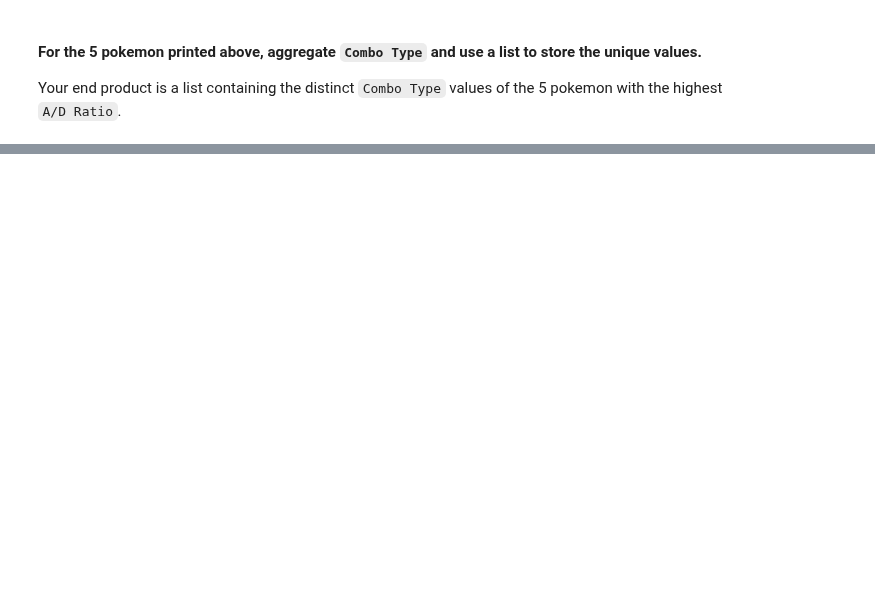
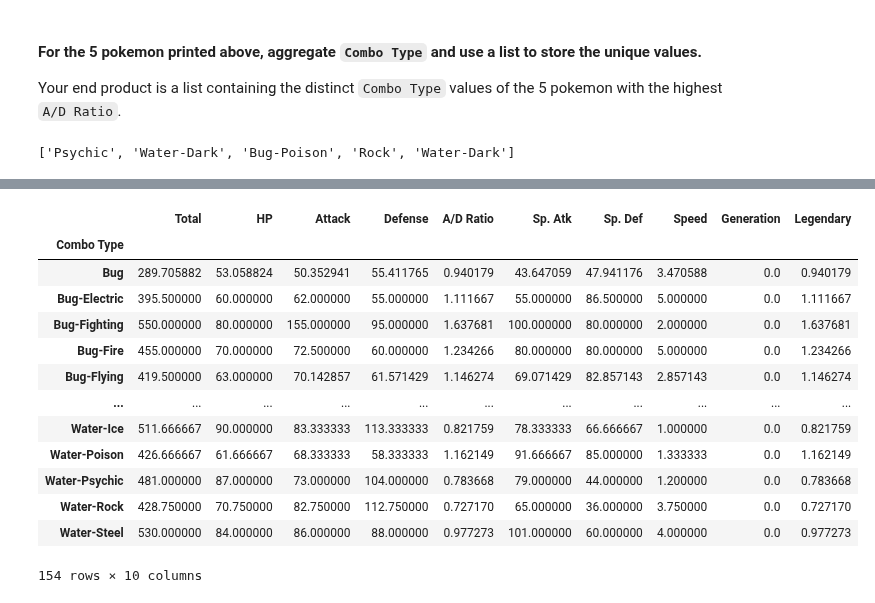
Before and after one commit to ta-data-bcn/lab-df-calculation-and-transformation, a Jupyter notebook: your-code/challenge-1.ipynb, the cells around one changed output, grey strips where cells are left out. Saved outputs shown, nothing was run; the diff lists cells and outputs as text; code cells hidden in the pictures; blank space fills up the shorter version.

```diff
--- a/your-code/challenge-1.ipynb
+++ b/your-code/challenge-1.ipynb
@@ -95,3 +210,11 @@ Your end product is a list containing the distinct `Combo Type` values of the 5
+# %%
+# Same thing, substituting largest for the expression above
+
+combo_large = list(largest["Combo Type"])
+combo_large = list(pokemon.nlargest(5, "A/D Ratio")["Combo Type"])
+combo_large
+# %% [output]
+['Psychic', 'Water-Dark', 'Bug-Poison', 'Rock', 'Water-Dark']
 # %% [markdown]
 #### For each of the `Combo Type` values obtained from the previous question, calculate the mean scores of all numeric fields across all pokemon.
 
@@ -100,3 +223,19 @@ Your output should look like below:
 ![Aggregate](../images/aggregated-mean.png)
 # %%
 # your code here
+pokemon.groupby("Combo Type").mean()
+# %% [output]
+|  | Total | HP | Attack | Defense | A/D Ratio | Sp. Atk | Sp. Def | Speed | Generation | Legendary |
+| Combo Type |  |  |  |  |  |  |  |  |  |  |
+| Bug | 289.705882 | 53.058824 | 50.352941 | 55.411765 | 0.940179 | 43.647059 | 47.941176 | 3.470588 | 0.0 | 0.940179 |
+| Bug-Electric | 395.500000 | 60.000000 | 62.000000 | 55.000000 | 1.111667 | 55.000000 | 86.500000 | 5.000000 | 0.0 | 1.111667 |
+| Bug-Fighting | 550.000000 | 80.000000 | 155.000000 | 95.000000 | 1.637681 | 100.000000 | 80.000000 | 2.000000 | 0.0 | 1.637681 |
+| Bug-Fire | 455.000000 | 70.000000 | 72.500000 | 60.000000 | 1.234266 | 80.000000 | 80.000000 | 5.000000 | 0.0 | 1.234266 |
+| Bug-Flying | 419.500000 | 63.000000 | 70.142857 | 61.571429 | 1.146274 | 69.071429 | 82.857143 | 2.857143 | 0.0 | 1.146274 |
+| ... | ... | ... | ... | ... | ... | ... | ... | ... | ... | ... |
+| Water-Ice | 511.666667 | 90.000000 | 83.333333 | 113.333333 | 0.821759 | 78.333333 | 66.666667 | 1.000000 | 0.0 | 0.821759 |
+| Water-Poison | 426.666667 | 61.666667 | 68.333333 | 58.333333 | 1.162149 | 91.666667 | 85.000000 | 1.333333 | 0.0 | 1.162149 |
+| Water-Psychic | 481.000000 | 87.000000 | 73.000000 | 104.000000 | 0.783668 | 79.000000 | 44.000000 | 1.200000 | 0.0 | 0.783668 |
+| Water-Rock | 428.750000 | 70.750000 | 82.750000 | 112.750000 | 0.727170 | 65.000000 | 36.000000 | 3.750000 | 0.0 | 0.727170 |
+| Water-Steel | 530.000000 | 84.000000 | 86.000000 | 88.000000 | 0.977273 | 101.000000 | 60.000000 | 4.000000 | 0.0 | 0.977273 |
+154 rows × 10 columns
```
Also changed, not shown: parts of 24 cells of this notebook, 3 other files.
